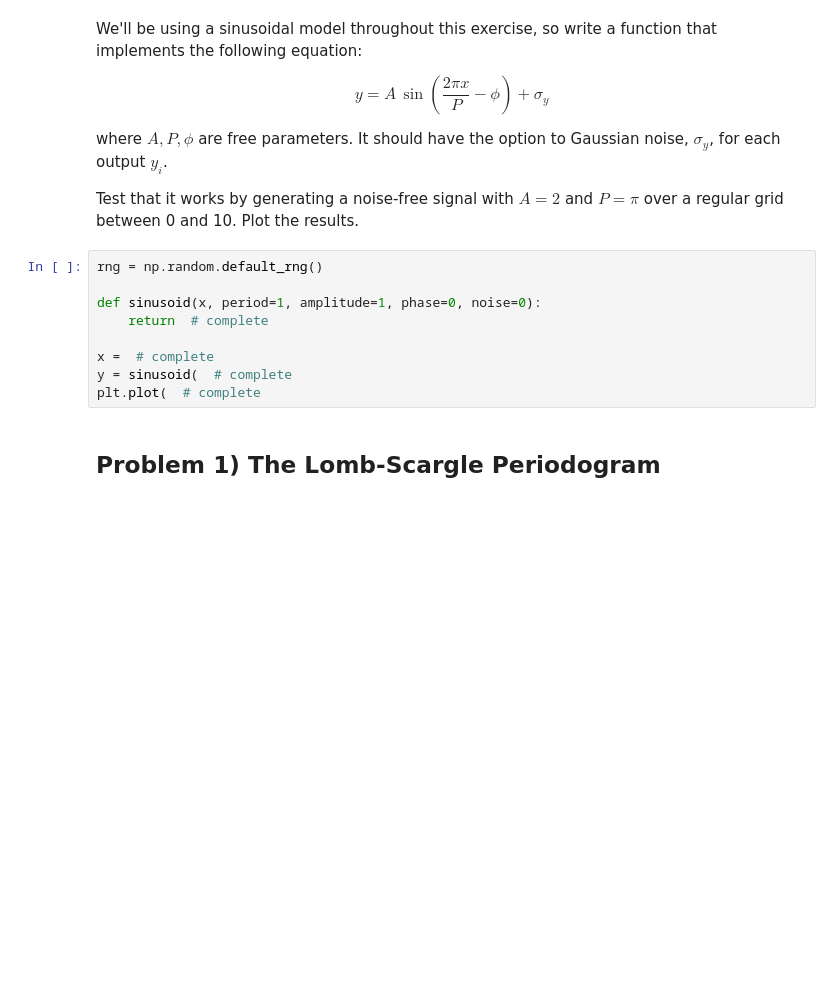
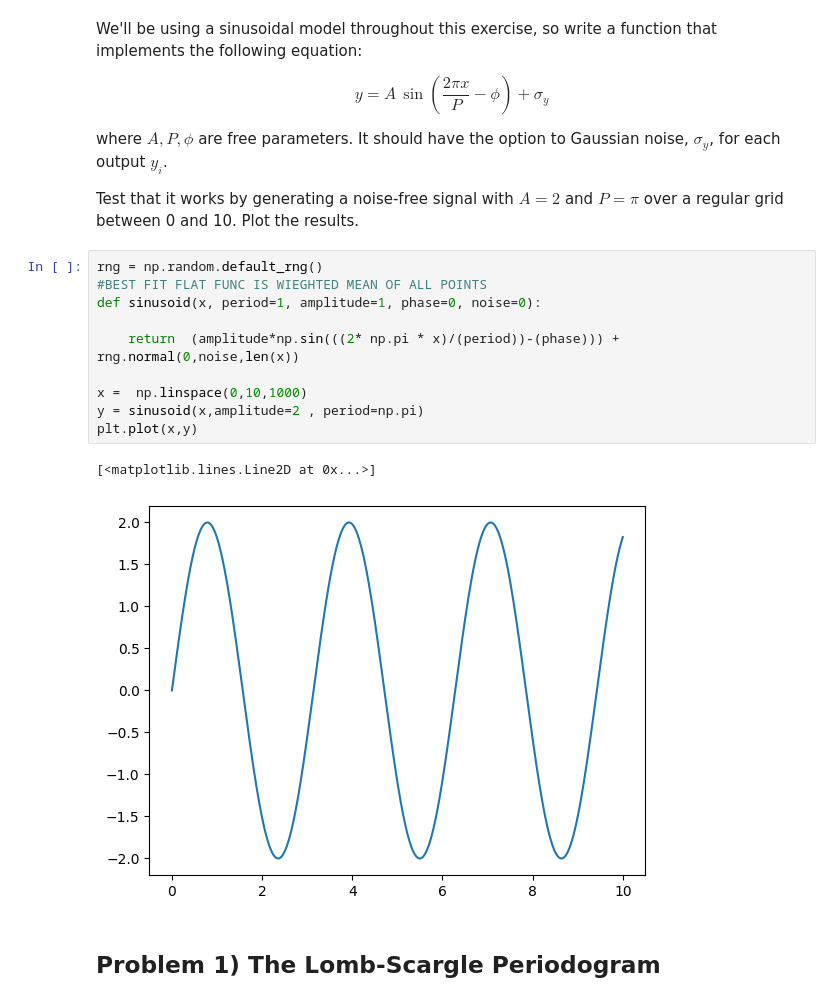
Before and after one commit to ASTR154/time-series, a Jupyter notebook: time-series.ipynb, the cells around one changed output. Drawn from its saved outputs; the diff is of its cells as text; blank space fills up the shorter version.

```diff
--- a/time-series.ipynb
+++ b/time-series.ipynb
@@ -17,13 +19,17 @@ where $A, P, \phi$ are free parameters. It should have the option to Gaussian no
 Test that it works by generating a noise-free signal with $A = 2$ and $P = \pi$ over a regular grid between 0 and 10. Plot the results.
 # %%
 rng = np.random.default_rng()
+#BEST FIT FLAT FUNC IS WIEGHTED MEAN OF ALL POINTS
+def sinusoid(x, period=1, amplitude=1, phase=0, noise=0):
 
-def sinusoid(x, period=1, amplitude=1, phase=0, noise=0):
-    return  # complete
+    return  (amplitude*np.sin(((2* np.pi * x)/(period))-(phase))) + rng.normal(0,noise,len(x))
 
-x =  # complete
-y = sinusoid(  # complete
-plt.plot(  # complete
+x =  np.linspace(0,10,1000)
+y = sinusoid(x,amplitude=2 , period=np.pi)
+plt.plot(x,y)
+# %% [output]
+[<matplotlib.lines.Line2D at 0x...>]
+[figure, added]
 # %% [markdown]
 ## Problem 1) The Lomb-Scargle Periodogram
 # %% [markdown]
```
Also changed, not shown: parts of 26 cells of this notebook.
